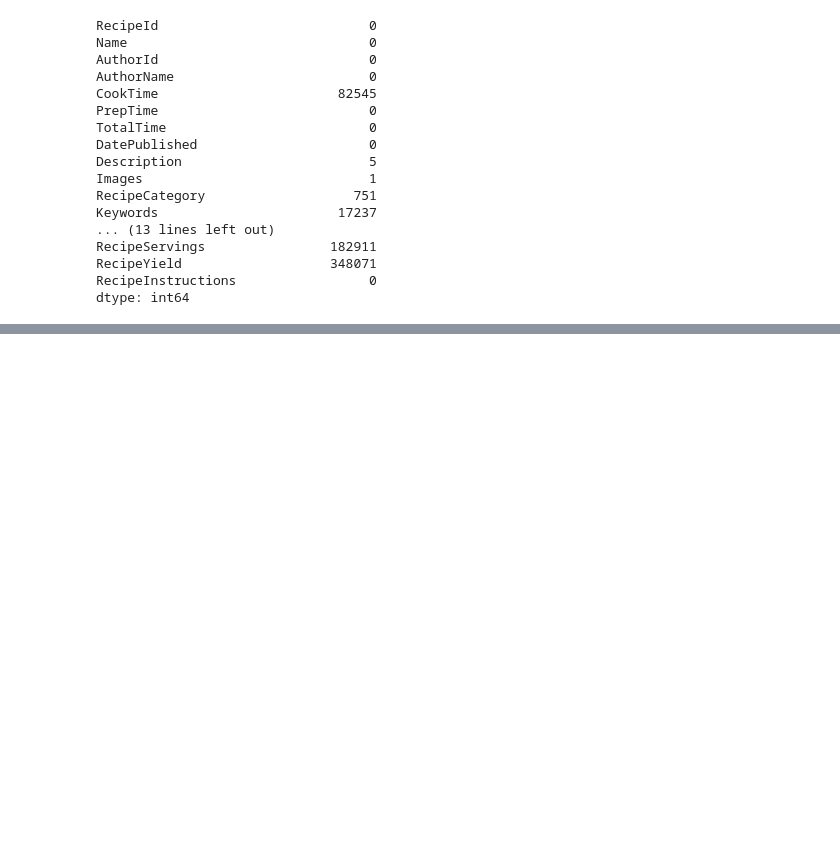
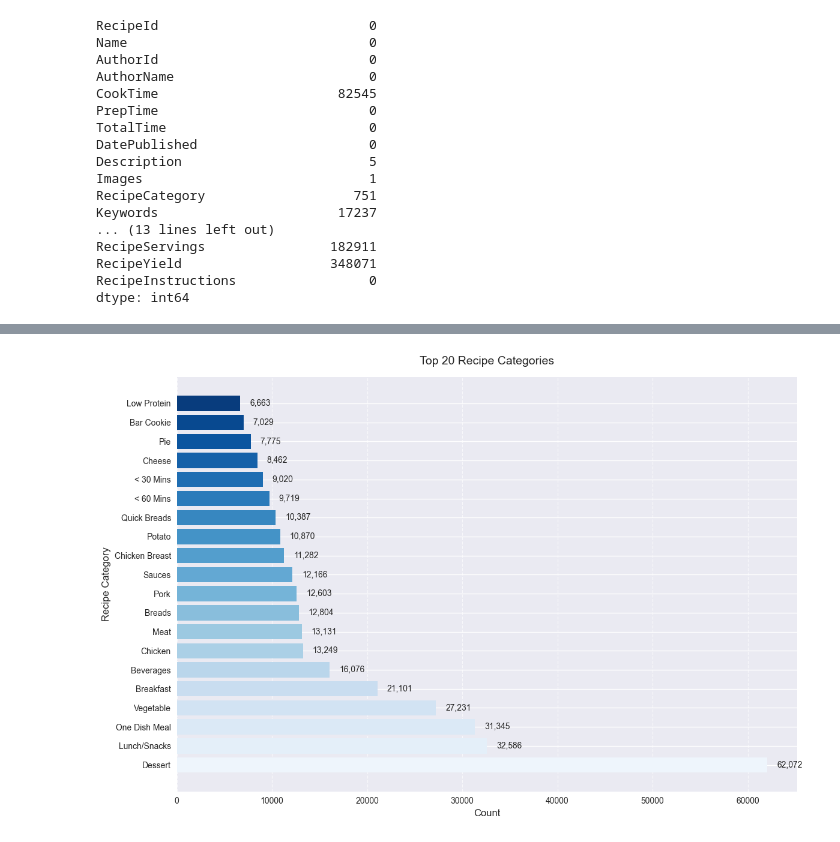
Before and after one commit to MinhasAlungal/culinary_compass, a Jupyter notebook: notebooks/food_recipes_EDA.ipynb, the cells around one changed output, grey strips where cells are left out. Saved outputs shown, nothing was run; the diff lists cells and outputs as text; code cells hidden in the pictures; blank space fills up the shorter version.

```diff
--- a/notebooks/food_recipes_EDA.ipynb
+++ b/notebooks/food_recipes_EDA.ipynb
@@ -62,0 +199,40 @@ dtype: int64
+# %%
+# Get top 20 recipe categories
+top_categories = df['RecipeCategory'].value_counts().head(20)
+
+# Create the figure
+plt.figure(figsize=(12, 8))
+
+# Generate color gradient
+colors = sns.color_palette("Blues", n_colors=len(top_categories))
+
+# Create horizontal bar plot
+bars = plt.barh(top_categories.index, top_categories.values, color=colors)
+
+# Add labels on bars
+for bar in bars:
+    width = bar.get_width()
+    plt.text(width + 1000,  # Offset for better readability
+             bar.get_y() + bar.get_height()/2,
+             f'{int(width):,}',
+             va='center', fontsize=10)
+
+# Customize the plot
+plt.title('Top 20 Recipe Categories', fontsize=14, pad=15)
+plt.xlabel('Count', fontsize=12)
+plt.ylabel('Recipe Category', fontsize=12)
+
+# Add grid for better readability
+plt.grid(axis='x', linestyle='--', alpha=0.7)
+
+# Remove top and right spines for a cleaner look
+plt.gca().spines['top'].set_visible(False)
+plt.gca().spines['right'].set_visible(False)
+
+# Adjust layout
+plt.tight_layout()
+
+# Show plot
+plt.show()
+# %% [output]
+[figure, added]
```
Also changed, not shown: parts of 23 cells of this notebook.
